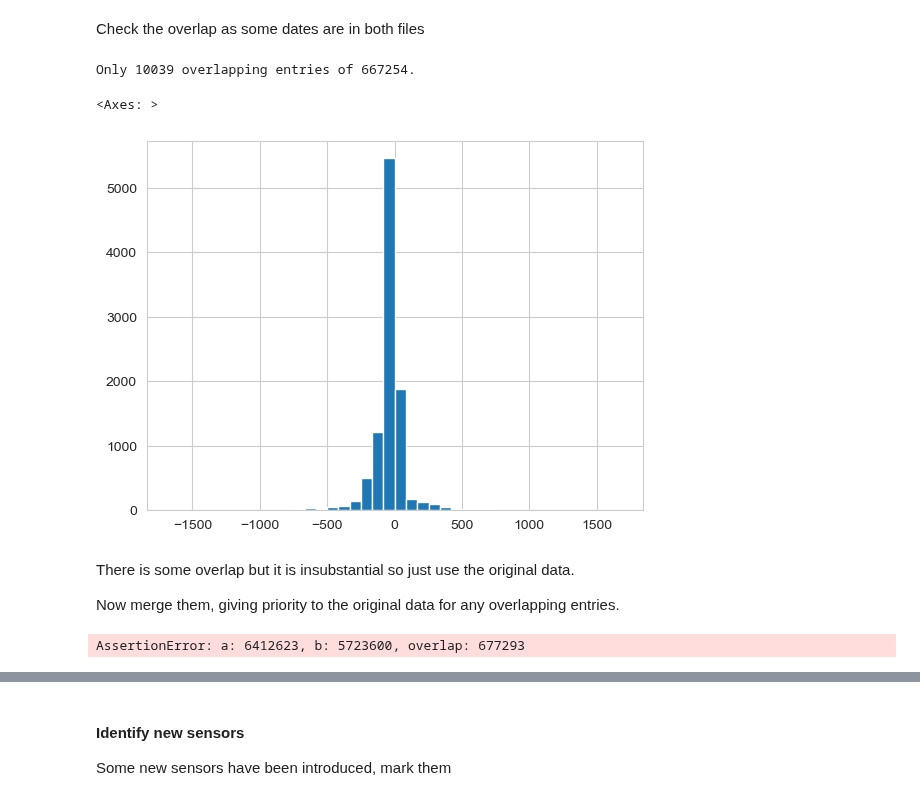
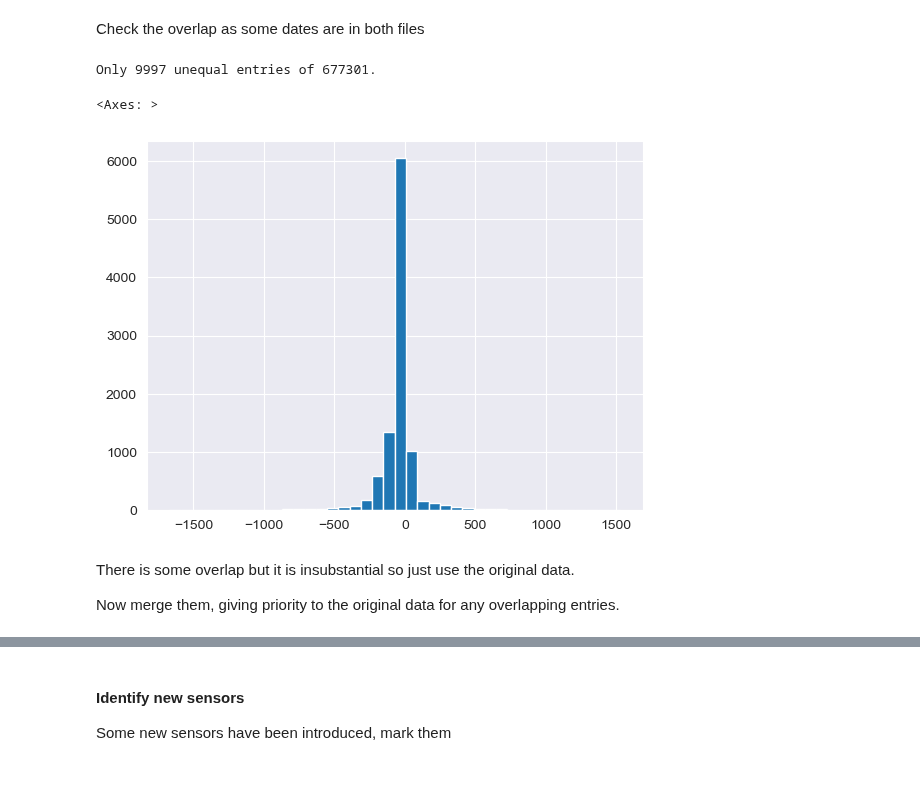
Before and after one commit to nickmalleson/footfall, a Jupyter notebook: MelbourneAnalysis/1. PreparingData/1. CleanData/CleaningData-Footfall.ipynb, the cells around one changed output, grey strips where cells are left out. Cells and saved outputs as stored; diff of their text form; code cells hidden in the pictures.

Commit message:
bringing in new more recent footfall data

```diff
--- a/MelbourneAnalysis/1. PreparingData/1. CleanData/CleaningData-Footfall.ipynb
+++ b/MelbourneAnalysis/1. PreparingData/1. CleanData/CleaningData-Footfall.ipynb
@@ -48,2 +33,7 @@ sensor_counts_old
+# %%
+#TODO XXXX HERE Wait for molly to reply and then, if she's got no idea, figure out what to do with these duplicates below.
+assert True
+sensor_counts_old['datetime'] = pd.to_datetime(sensor_counts_old['Date_Time'], format = '%B %d, %Y %I:%M:%S %p')
+sensor_counts_old.loc[sensor_counts_old.datetime=="2010-09-01 00:00:00",:]
 # %%
 sensor_counts_new  = pd.read_csv("../../Data/FootfallData/pedestrian-counting-system-monthly-counts-per-hour.csv")
@@ -121,0 +82,22 @@ sensor_counts_new2 = pd.DataFrame({
+# %%
+# For the new file, represent the date properly by adding the hour column
+# For some reason the conversion fails for rows that are midnight (i.e. hour==0), so I convert the date to a sting and back again (horrible, but whatever)
+new_datetime = pd.to_datetime(sensor_counts_new['Sensing_Date']) + pd.to_timedelta(sensor_counts_new['HourDay'], unit='h')
+#new_datetime = pd.to_datetime((pd.to_datetime(sensor_counts_new['Sensing_Date']) + pd.to_timedelta(sensor_counts_new['HourDay'], unit='h')).dt.strftime('%Y-%m-%d %H:%M:%S'))
+
+
+ # Build new dataframe with columns that are consistent with the original
+sensor_counts_new = pd.DataFrame({
+    'ID' : sensor_counts_new.ID,
+    'datetime': new_datetime,
+    'year': new_datetime.dt.year,
+    'month':new_datetime.dt.month_name(),
+    'mdate': new_datetime.dt.day,
+    'day': new_datetime.dt.day_name(),
+    'time': new_datetime.dt.hour,
+    'sensor_id': sensor_counts_new.Location_ID,
+    'Sensor_Name': sensor_counts_new.Sensor_Name,
+    'hourly_counts': sensor_counts_new.Direction_1 + sensor_counts_new.Direction_2
+})
+
+sensor_counts_new
@@ -123,7 +119,7 @@ sensor_counts_new2 = pd.DataFrame({
 #### Drop unneeded columns
 # %%
 sensor_counts_old.drop(['ID', 'Sensor_Name'], axis = 1, inplace = True)
-sensor_counts_new2.drop(['ID', 'Sensor_Name'], axis = 1, inplace = True)
+sensor_counts_new.drop(['ID', 'Sensor_Name'], axis = 1, inplace = True)
 #sensor_locations.drop(['sensor_description', 'sensor_name', 'installation_date', 'status', 'note', 'direction_1',
 #                      'direction_2'], axis = 1, inplace = True)
 # %% [markdown]
@@ -132,35 +128,21 @@ sensor_counts_new2.drop(['ID', 'Sensor_Name'], axis = 1, inplace = True)
 Check the overlap as some dates are in both files
 # %%
 # Inner join on datetime and sensor to see which ones overlap
-overlap = pd.merge(sensor_counts_old, sensor_counts_new2, on=['datetime', 'sensor_id'], suffixes=('_old', '_new'), how='inner')
+overlap = pd.merge(sensor_counts_old, sensor_counts_new, on=['datetime', 'sensor_id'], suffixes=('_old', '_new'), how='inner')
 # Check if the hourly_counts are the same for overlapping rows
 overlap['counts_match'] = overlap['hourly_counts_old'] == overlap['hourly_counts_new']
 overlap['diff'] = overlap.hourly_counts_old - overlap.hourly_counts_new
 # Display overlapping entries and whether the counts match
 #overlap.loc[overlap.counts_match == False, ['datetime', 'sensor_id', 'hourly_counts_old', 'hourly_counts_new', 'counts_match']]
-print(f"Only {np.sum(np.array(overlap.counts_match)==False)} overlapping entries of {sum(overlap.counts_match)}.")
+assert np.sum(np.array(overlap.counts_match)==False) + sum(overlap.counts_match) == len(overlap), "Something has gone wrong with the overlap"
+print(f"Only {np.sum(np.array(overlap.counts_match)==False)} unequal entries of {len(overlap)}.")
 # Histogram of the difference in counts
 overlap.loc[overlap.counts_match == False, 'diff'].hist(bins=40)
 # %% [output]
-Only 10039 overlapping entries of 667254.
+Only 9997 unequal entries of 677301.
 <Axes: >
-[figure, old version]
+[figure, new version]
 # %% [markdown]
 There is some overlap but it is insubstantial so just use the original data.
 
 Now merge them, giving priority to the original data for any overlapping entries.
-# %%
-# Sanity checks before doing the merge
-a = pd.concat([sensor_counts_old, sensor_counts_new2])
-b = a.drop_duplicates(subset=['datetime', 'sensor_id'], keep='first')
-
-
-assert len(a) == len(sensor_counts_old) + len(sensor_counts_new2), "New length doesn't equal old sums"
-assert len(a) == len(b) + len(overlap), f"a: {len(a)}, b: {len(b)}, overlap: {len(overlap)}"
-
-del a, b
-
-sensor_counts = pd.concat([sensor_counts_old, sensor_counts_new2]).drop_duplicates(subset=['datetime', 'sensor_id'], keep='first')
-sensor_counts
-# %% [output]
-AssertionError: a: 6412623, b: 5723600, overlap: 677293
```
Also changed, not shown: parts of 10 cells of this notebook.
